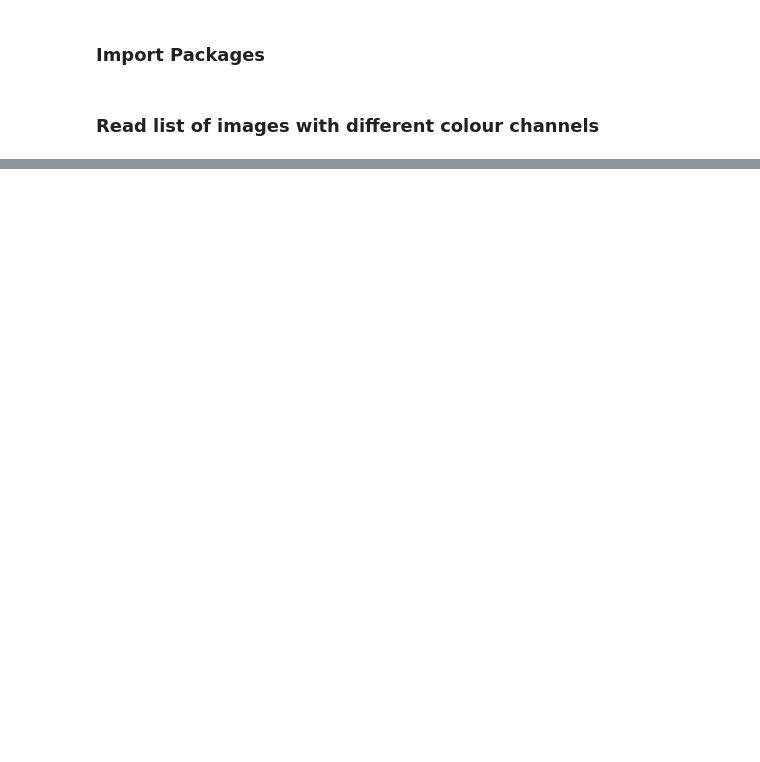
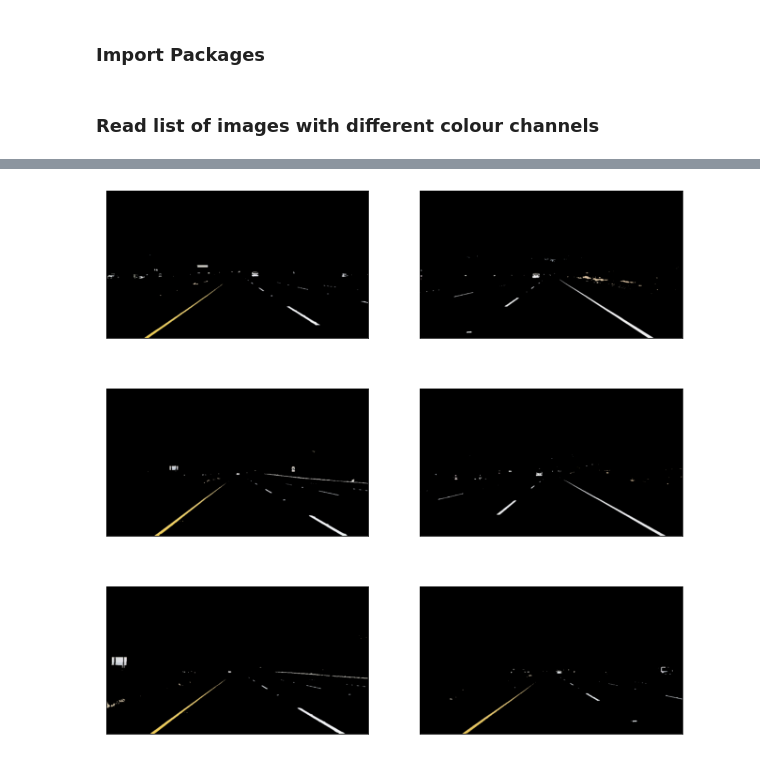
Before and after one commit to snandasena/finding-lane-lines-on-the-road, a Jupyter notebook: Finding_Lane_Lines_on_the_Road.ipynb, the cells around one changed output, grey strips where cells are left out. Saved outputs shown, nothing was run; the diff lists cells and outputs as text; code cells hidden in the pictures; blank space fills up the shorter version.

```diff
--- a/Finding_Lane_Lines_on_the_Road.ipynb
+++ b/Finding_Lane_Lines_on_the_Road.ipynb
@@ -219,0 +49,18 @@ show_images(images)
+# %%
+def select_rgb_white_yellow(img):
+    # white mask
+    lower_bound = np.uint8([220,220,220])
+    upper_bound = np.uint8([255,255,255])
+    w_mask = cv2.inRange(img, lower_bound, upper_bound)
+
+    # yellow masked
+    lower_bound = np.uint8([190, 190,0])
+    y_mask = cv2.inRange(img, lower_bound, upper_bound)
+
+    # merge the masks
+    mask = cv2.bitwise_or(w_mask, y_mask)
+    return cv2.bitwise_and(img, img,mask=mask)
+
+show_images(list(map(select_rgb_white_yellow, test_images)))
+# %% [output]
+[figure, added]
```
Also changed, not shown: parts of 28 cells of this notebook, 1 other file.
